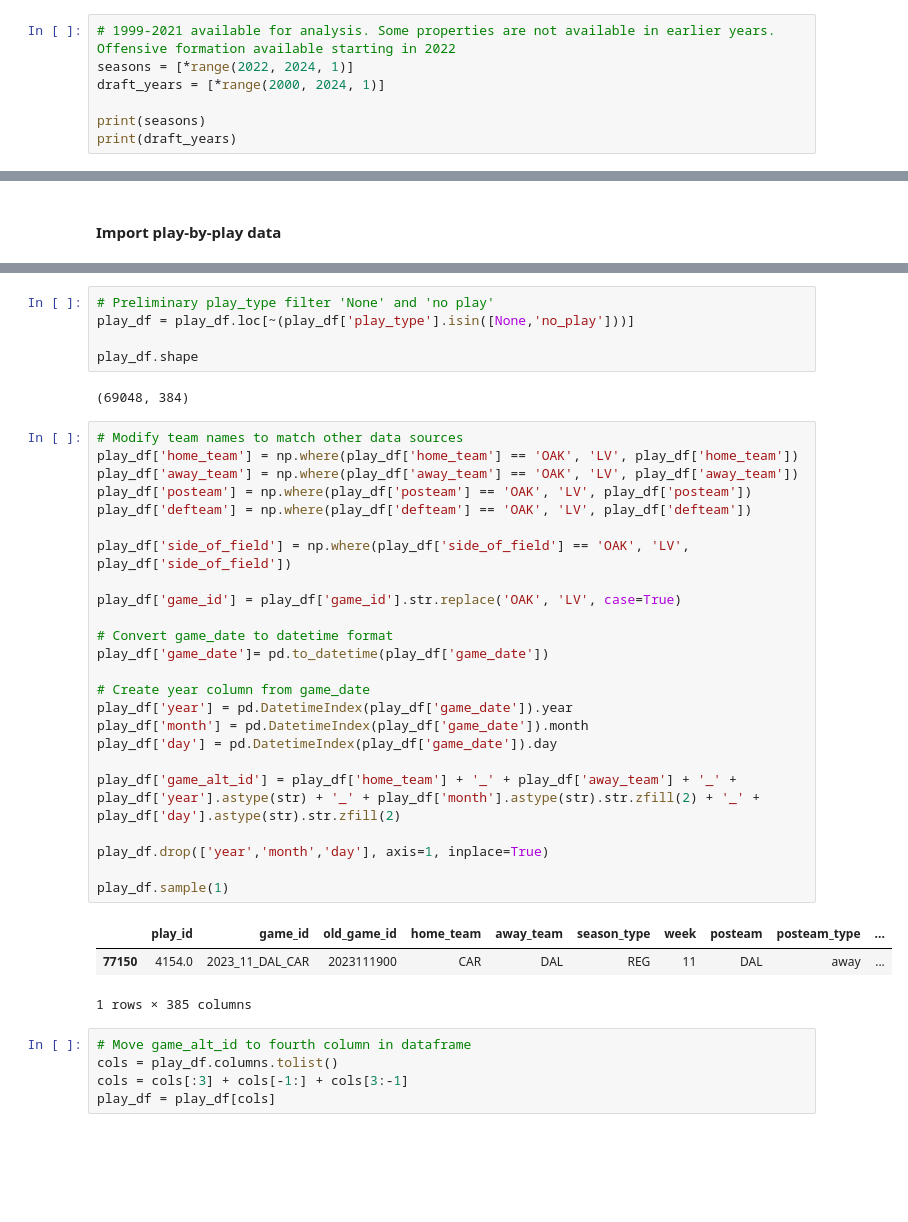
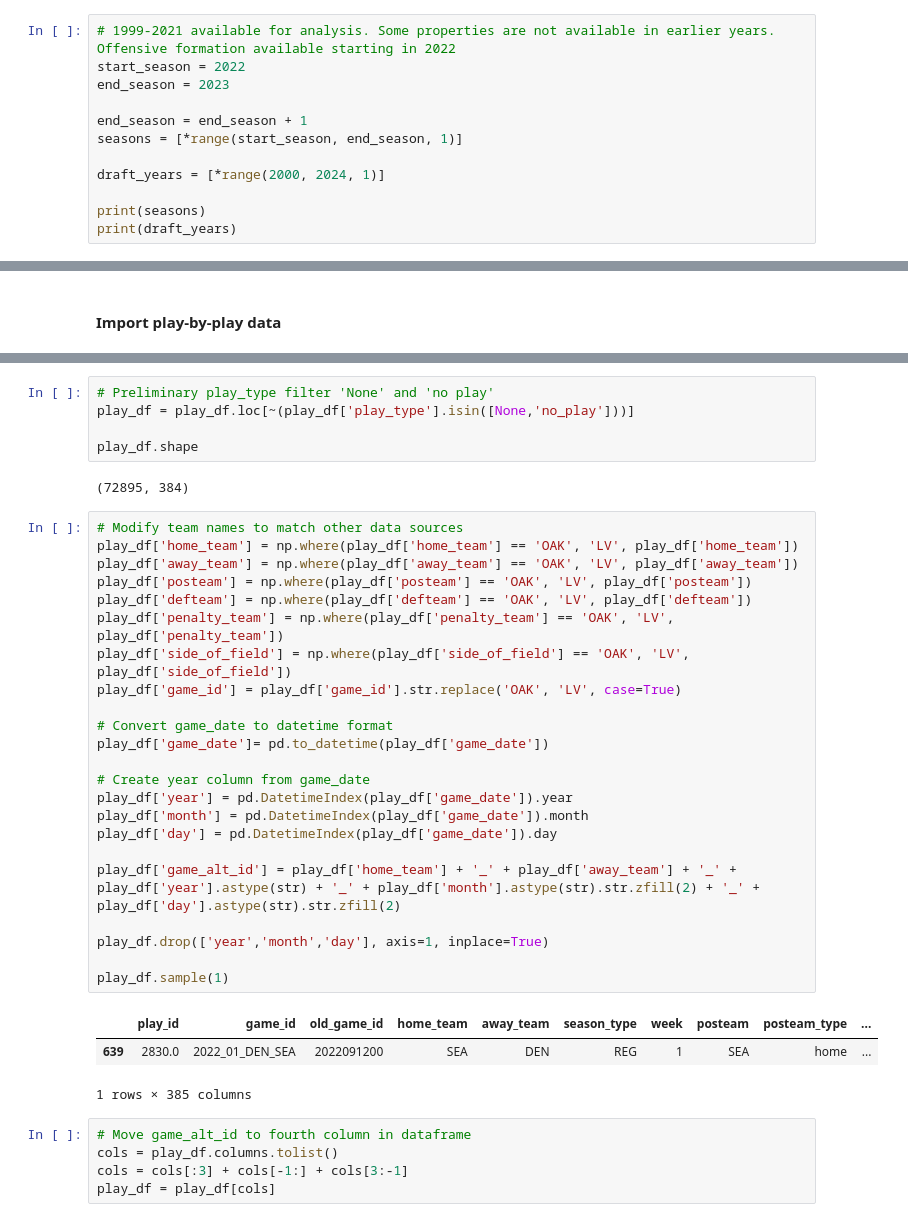
Before and after one commit to tsteussie/nfl-machine-learning-models, a Jupyter notebook: play_predictions/nfl-data-py-library-preprocessing.ipynb, the cells around one changed output, grey strips where cells are left out. Cells and saved outputs as stored; diff of their text form; blank space fills up the shorter version.

```diff
--- a/play_predictions/nfl-data-py-library-preprocessing.ipynb
+++ b/play_predictions/nfl-data-py-library-preprocessing.ipynb
@@ -12,7 +12,12 @@ warnings.filterwarnings('ignore')
 # nfl-data-py
 # %%
 # 1999-2021 available for analysis. Some properties are not available in earlier years.  Offensive formation available starting in 2022
-seasons = [*range(2022, 2024, 1)]
+start_season = 2022
+end_season = 2023
+
+end_season = end_season + 1
+seasons = [*range(start_season, end_season, 1)]
+
 draft_years = [*range(2000, 2024, 1)]
 
 print(seasons)
@@ -43,34 +48,33 @@ play_df = play_df.loc[~(play_df['play_type'].isin([None,'no_play']))]
 
 play_df.shape
 # %% [output]
-(69048, 384)
+(72895, 384)
 # %%
 # Modify team names to match other data sources
 play_df['home_team'] = np.where(play_df['home_team'] == 'OAK', 'LV', play_df['home_team'])
 play_df['away_team'] = np.where(play_df['away_team'] == 'OAK', 'LV', play_df['away_team'])
 play_df['posteam'] = np.where(play_df['posteam'] == 'OAK', 'LV', play_df['posteam'])
 play_df['defteam'] = np.where(play_df['defteam'] == 'OAK', 'LV', play_df['defteam'])
-
+play_df['penalty_team'] = np.where(play_df['penalty_team'] == 'OAK', 'LV', play_df['penalty_team'])
 play_df['side_of_field'] = np.where(play_df['side_of_field'] == 'OAK', 'LV', play_df['side_of_field'])
-
 play_df['game_id'] = play_df['game_id'].str.replace('OAK', 'LV', case=True)
 
 # Convert game_date to datetime format
 play_df['game_date']= pd.to_datetime(play_df['game_date'])
 
 # Create year column from game_date
 play_df['year'] = pd.DatetimeIndex(play_df['game_date']).year
 play_df['month'] = pd.DatetimeIndex(play_df['game_date']).month
 play_df['day'] = pd.DatetimeIndex(play_df['game_date']).day
 
 play_df['game_alt_id'] = play_df['home_team'] + '_' + play_df['away_team'] + '_' +  play_df['year'].astype(str) + '_' + play_df['month'].astype(str).str.zfill(2) + '_' + play_df['day'].astype(str).str.zfill(2)
 
 play_df.drop(['year','month','day'], axis=1, inplace=True)
 
 play_df.sample(1)
 # %% [output]
 |  | play_id | game_id | old_game_id | home_team | away_team | season_type | week | posteam | posteam_type | ... |
-| 77150 | 4154.0 | 2023_11_DAL_CAR | 2023111900 | CAR | DAL | REG | 11 | DAL | away | ... |
+| 639 | 2830.0 | 2022_01_DEN_SEA | 2022091200 | SEA | DEN | REG | 1 | SEA | home | ... |
 1 rows × 385 columns
 # %%
 # Move game_alt_id to fourth column in dataframe
```
Also changed, not shown: parts of 90 cells of this notebook, 2 other files.
